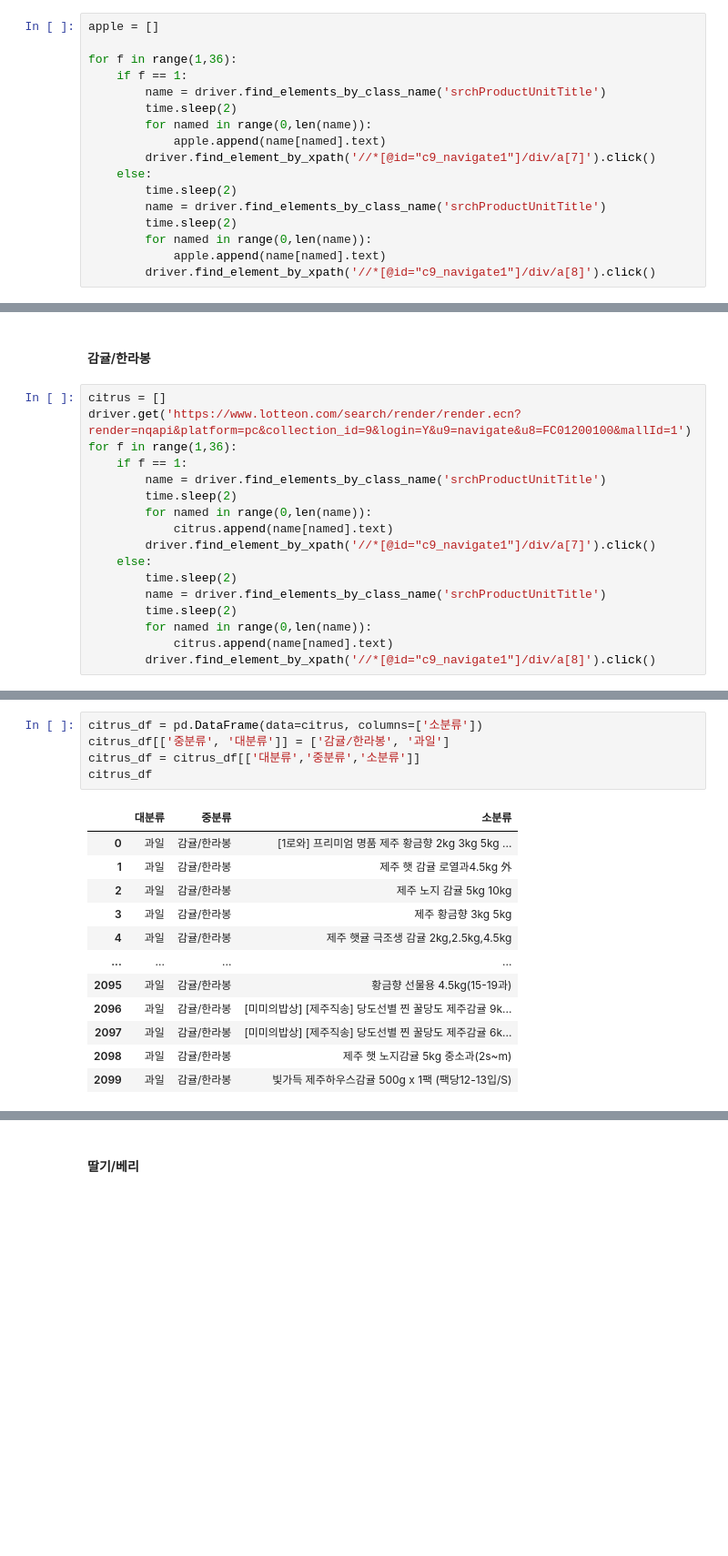
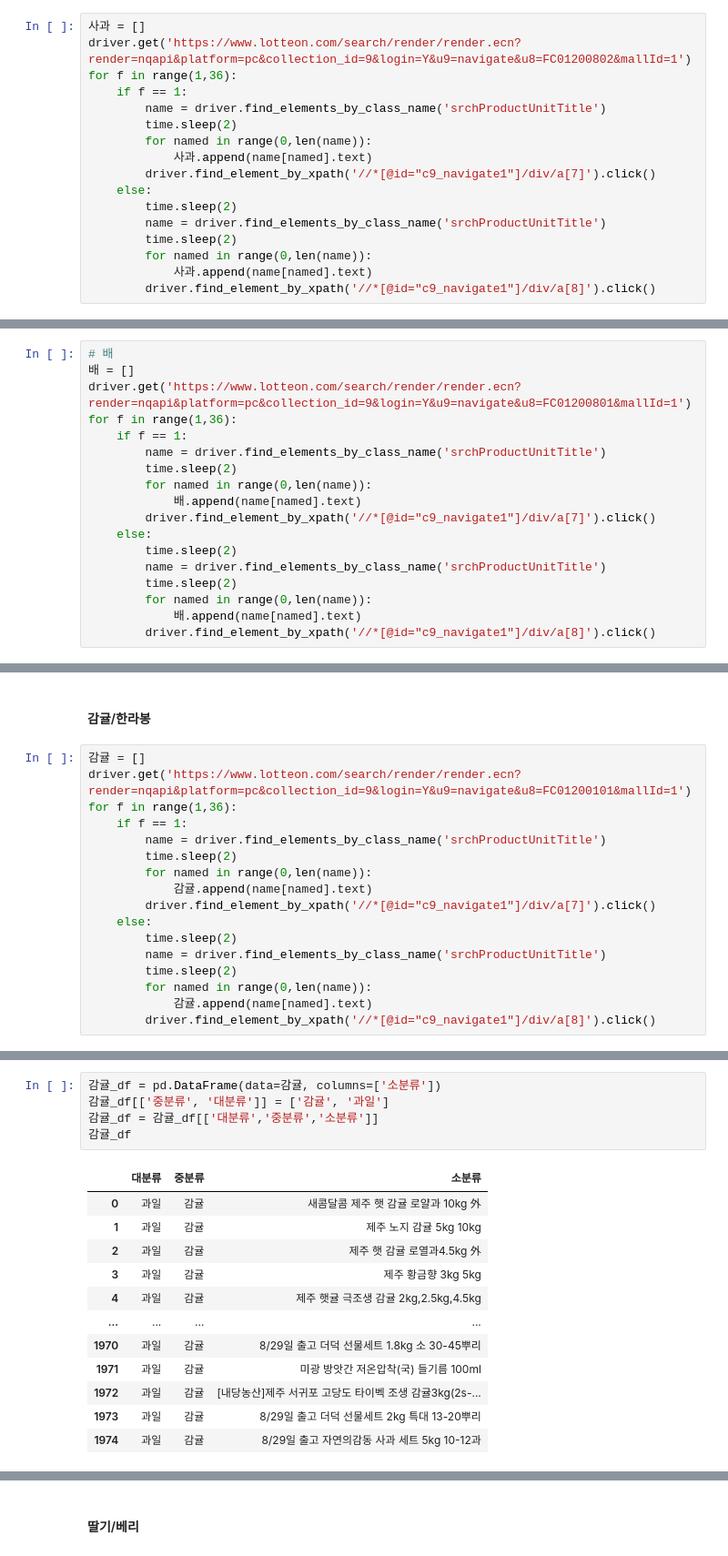
Before and after one commit to shinjangwoon/Store_Analysis, a Jupyter notebook: crawling/crawling.ipynb, the cells around one changed output, grey strips where cells are left out. Shown at 91% size. Drawn from its saved outputs; the diff is of its cells as text; blank space fills up the shorter version.

```diff
--- a/crawling/crawling.ipynb
+++ b/crawling/crawling.ipynb
@@ -109,21 +121,21 @@ fruit_list
 # %%
 driver.find_element_by_xpath('//*[@id="content"]/div/section/div[1]/section[2]/ul[2]/li[2]/div/ul/li[1]/a/span').click()
 # %%
-apple = []
-
+사과 = []
+driver.get('https://www.lotteon.com/search/render/render.ecn?render=nqapi&platform=pc&collection_id=9&login=Y&u9=navigate&u8=FC01200802&mallId=1')
 for f in range(1,36):
     if f == 1:
         name = driver.find_elements_by_class_name('srchProductUnitTitle')
         time.sleep(2)
         for named in range(0,len(name)):
-            apple.append(name[named].text)
+            사과.append(name[named].text)
         driver.find_element_by_xpath('//*[@id="c9_navigate1"]/div/a[7]').click()
     else:
         time.sleep(2)
         name = driver.find_elements_by_class_name('srchProductUnitTitle')
         time.sleep(2)
         for named in range(0,len(name)):
-            apple.append(name[named].text)
+            사과.append(name[named].text)
         driver.find_element_by_xpath('//*[@id="c9_navigate1"]/div/a[8]').click()
 # %% [output]
 NoSuchElementException: Message: no such element: Unable to locate element: {"method":"xpath","selector":"//*[@id="c9_navigate1"]/div/a[8]"}
@@ -155 +167,19 @@ apple_df
 2100 rows × 3 columns
+# %%
+# 배
+배 = []
+driver.get('https://www.lotteon.com/search/render/render.ecn?render=nqapi&platform=pc&collection_id=9&login=Y&u9=navigate&u8=FC01200801&mallId=1')
+for f in range(1,36):
+    if f == 1:
+        name = driver.find_elements_by_class_name('srchProductUnitTitle')
+        time.sleep(2)
+        for named in range(0,len(name)):
+            배.append(name[named].text)
+        driver.find_element_by_xpath('//*[@id="c9_navigate1"]/div/a[7]').click()
+    else:
+        time.sleep(2)
+        name = driver.find_elements_by_class_name('srchProductUnitTitle')
+        time.sleep(2)
+        for named in range(0,len(name)):
+            배.append(name[named].text)
+        driver.find_element_by_xpath('//*[@id="c9_navigate1"]/div/a[8]').click()
@@ -156,21 +210,21 @@ apple_df
 # %% [markdown]
 #### 감귤/한라봉
 # %%
-citrus = []
-driver.get('https://www.lotteon.com/search/render/render.ecn?render=nqapi&platform=pc&collection_id=9&login=Y&u9=navigate&u8=FC01200100&mallId=1')
+감귤 = []
+driver.get('https://www.lotteon.com/search/render/render.ecn?render=nqapi&platform=pc&collection_id=9&login=Y&u9=navigate&u8=FC01200101&mallId=1')
 for f in range(1,36):
     if f == 1:
         name = driver.find_elements_by_class_name('srchProductUnitTitle')
         time.sleep(2)
         for named in range(0,len(name)):
-            citrus.append(name[named].text)
+            감귤.append(name[named].text)
         driver.find_element_by_xpath('//*[@id="c9_navigate1"]/div/a[7]').click()
     else:
         time.sleep(2)
         name = driver.find_elements_by_class_name('srchProductUnitTitle')
         time.sleep(2)
         for named in range(0,len(name)):
-            citrus.append(name[named].text)
+            감귤.append(name[named].text)
         driver.find_element_by_xpath('//*[@id="c9_navigate1"]/div/a[8]').click()
 # %% [output]
 NoSuchElementException: Message: no such element: Unable to locate element: {"method":"xpath","selector":"//*[@id="c9_navigate1"]/div/a[8]"}
@@ -184,18 +238,18 @@ len(citrus)
 # %%
-citrus_df = pd.DataFrame(data=citrus, columns=['소분류'])
-citrus_df[['중분류', '대분류']] = ['감귤/한라봉', '과일']
-citrus_df = citrus_df[['대분류','중분류','소분류']]
-citrus_df
+감귤_df = pd.DataFrame(data=감귤, columns=['소분류'])
+감귤_df[['중분류', '대분류']] = ['감귤', '과일']
+감귤_df = 감귤_df[['대분류','중분류','소분류']]
+감귤_df
 # %% [output]
 |  | 대분류 | 중분류 | 소분류 |
-| 0 | 과일 | 감귤/한라봉 | [1로와] 프리미엄 명품 제주 황금향 2kg 3kg 5kg ... |
-| 1 | 과일 | 감귤/한라봉 | 제주 햇 감귤 로열과4.5kg 外 |
-| 2 | 과일 | 감귤/한라봉 | 제주 노지 감귤 5kg 10kg |
-| 3 | 과일 | 감귤/한라봉 | 제주 황금향 3kg 5kg |
-| 4 | 과일 | 감귤/한라봉 | 제주 햇귤 극조생 감귤 2kg,2.5kg,4.5kg |
+| 0 | 과일 | 감귤 | 새콤달콤 제주 햇 감귤 로얄과 10kg 外 |
+| 1 | 과일 | 감귤 | 제주 노지 감귤 5kg 10kg |
+| 2 | 과일 | 감귤 | 제주 햇 감귤 로열과4.5kg 外 |
+| 3 | 과일 | 감귤 | 제주 황금향 3kg 5kg |
+| 4 | 과일 | 감귤 | 제주 햇귤 극조생 감귤 2kg,2.5kg,4.5kg |
 | ... | ... | ... | ... |
-| 2095 | 과일 | 감귤/한라봉 | 황금향 선물용 4.5kg(15-19과) |
-| 2096 | 과일 | 감귤/한라봉 | [미미의밥상] [제주직송] 당도선별 찐 꿀당도 제주감귤 9k... |
-| 2097 | 과일 | 감귤/한라봉 | [미미의밥상] [제주직송] 당도선별 찐 꿀당도 제주감귤 6k... |
-| 2098 | 과일 | 감귤/한라봉 | 제주 햇 노지감귤 5kg 중소과(2s~m) |
-| 2099 | 과일 | 감귤/한라봉 | 빛가득 제주하우스감귤 500g x 1팩 (팩당12-13입/S) |
+| 1970 | 과일 | 감귤 | 8/29일 출고 더덕 선물세트 1.8kg 소 30-45뿌리 |
+| 1971 | 과일 | 감귤 | 미광 방앗간 저온압착(국) 들기름 100ml |
+| 1972 | 과일 | 감귤 | [내당농산]제주 서귀포 고당도 타이벡 조생 감귤3kg(2s-... |
+| 1973 | 과일 | 감귤 | 8/29일 출고 더덕 선물세트 2kg 특대 13-20뿌리 |
+| 1974 | 과일 | 감귤 | 8/29일 출고 자연의감동 사과 세트 5kg 10-12과 |
```
Also changed, not shown: parts of 104 cells of this notebook, 1 other file.
